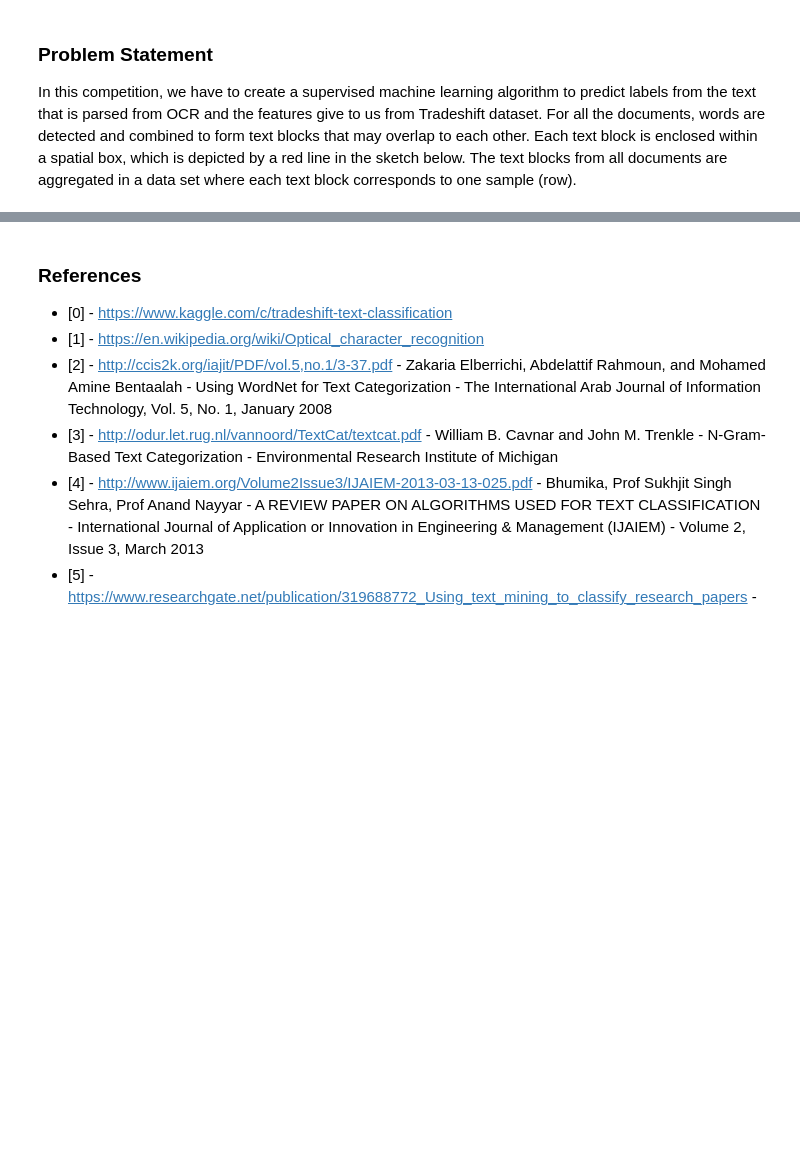
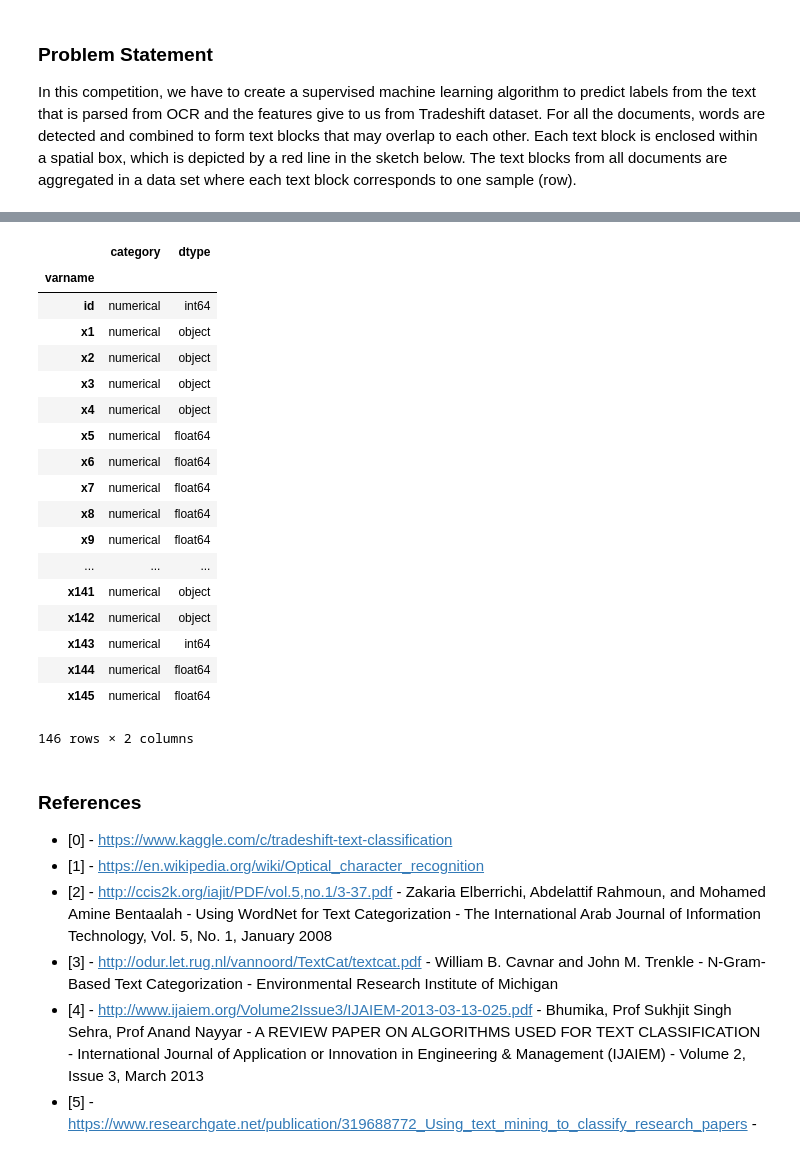
Before and after one commit to felipe-dossantos-dev/mlnd-capstone-tradeshift, a Jupyter notebook: notebooks/capstone-proposal.ipynb, the cells around one changed output, grey strips where cells are left out. Cells and saved outputs as stored; diff of their text form; code cells hidden in the pictures; blank space fills up the shorter version.

```diff
--- a/notebooks/capstone-proposal.ipynb
+++ b/notebooks/capstone-proposal.ipynb
@@ -68,3 +118,26 @@ data.describe()
+# %%
+meta = d.create_features_meta(train_features)
+meta
+# %% [output]
+|  | category | dtype |
+| varname |  |  |
+| id | numerical | int64 |
+| x1 | numerical | object |
+| x2 | numerical | object |
+| x3 | numerical | object |
+| x4 | numerical | object |
+| x5 | numerical | float64 |
+| x6 | numerical | float64 |
+| x7 | numerical | float64 |
+| x8 | numerical | float64 |
+| x9 | numerical | float64 |
+| ... | ... | ... |
+| x141 | numerical | object |
+| x142 | numerical | object |
+| x143 | numerical | int64 |
+| x144 | numerical | float64 |
+| x145 | numerical | float64 |
+146 rows × 2 columns
 # %% [markdown]
 ### References
 * [0] - https://www.kaggle.com/c/tradeshift-text-classification
```
Also changed, not shown: parts of 13 cells of this notebook, 1 other file.
